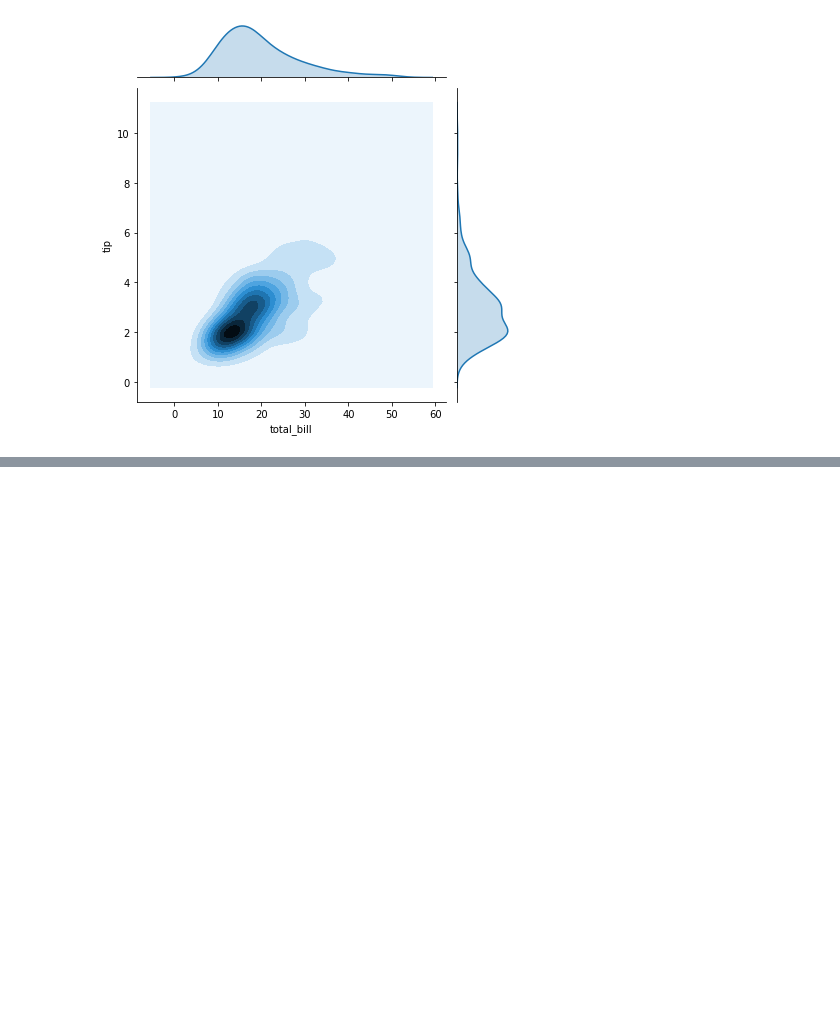
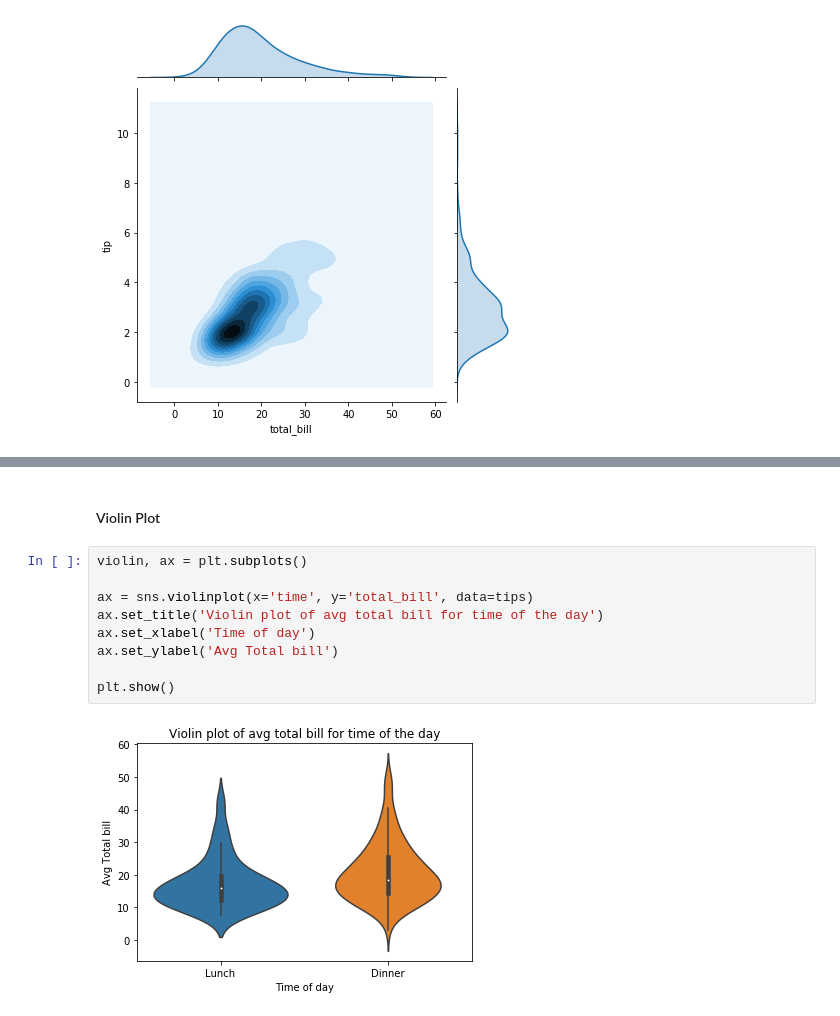
Before and after one commit to DeepikaSampangi/python_ds_pkgs, a Jupyter notebook: Pandas/Pandas - Plotting.ipynb, the cells around one changed output, grey strips where cells are left out. Cells and saved outputs as stored; diff of their text form; blank space fills up the shorter version.

```diff
--- a/Pandas/Pandas - Plotting.ipynb
+++ b/Pandas/Pandas - Plotting.ipynb
@@ -294,0 +322,13 @@ kde_joint = sns.jointplot(x='total_bill', y='tip', data=tips, kind='kde')
+# %% [markdown]
+#### Violin Plot
+# %%
+violin, ax = plt.subplots()
+
+ax = sns.violinplot(x='time', y='total_bill', data=tips)
+ax.set_title('Violin plot of avg total bill for time of the day')
+ax.set_xlabel('Time of day')
+ax.set_ylabel('Avg Total bill')
+
+plt.show()
+# %% [output]
+[figure, added]
```
Also changed, not shown: parts of 17 cells of this notebook.
